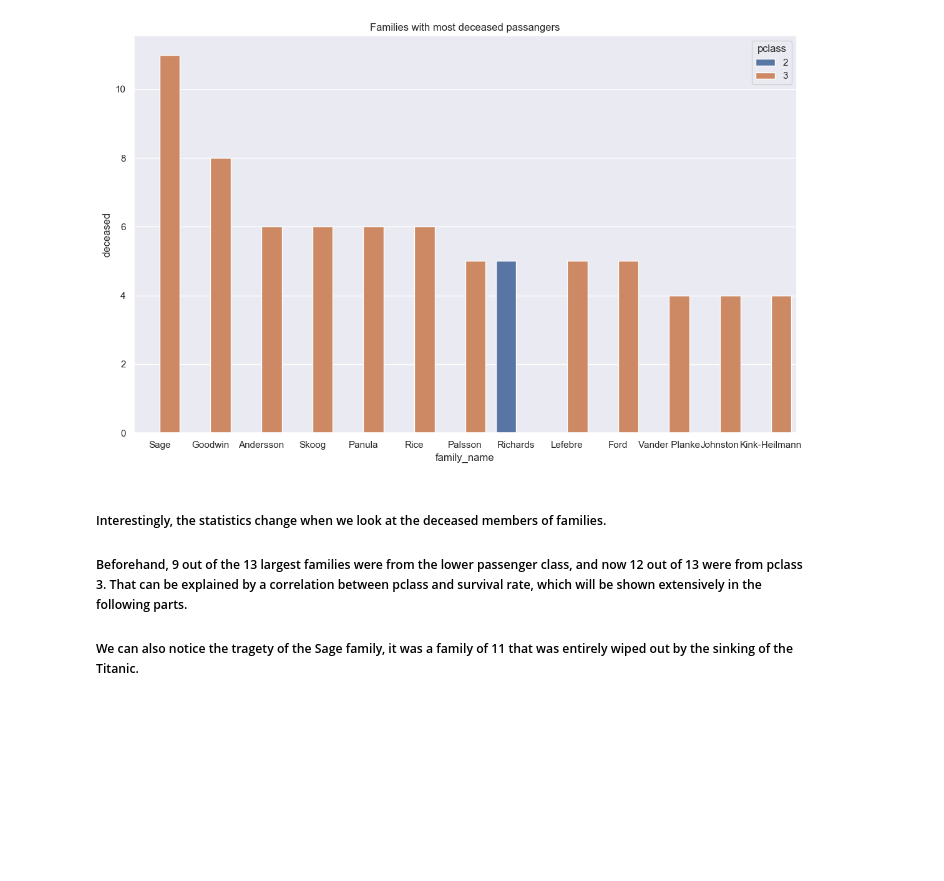
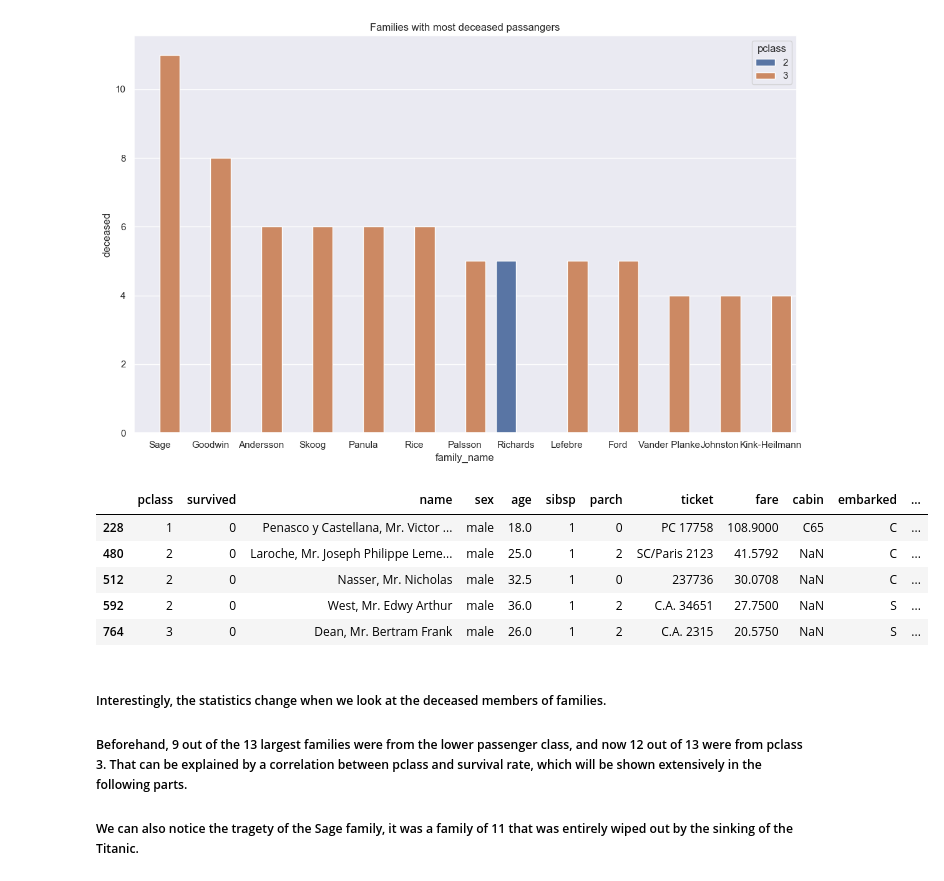
Before and after one commit to jony3004/CV_training, a Jupyter notebook: basic/python/Titanic Files/Titanic.ipynb, the cells around one changed output. Saved outputs shown, nothing was run; the diff lists cells and outputs as text; code cells hidden in the pictures; blank space fills up the shorter version.

```diff
--- a/basic/python/Titanic Files/Titanic.ipynb
+++ b/basic/python/Titanic Files/Titanic.ipynb
@@ -118,6 +118,40 @@ sns.set(rc={'figure.figsize':(13.7,8.27)})
 sns.barplot(data = titanic_family_size_data.head(13), y = "deceased", x = "family_name", hue = "pclass").set(title = "Families with most deceased passangers");
 # %% [output]
 [figure]
+# %%
+def find_parent(index):
+    titanic_find_parent_data = titanic_full_data.copy()
+    titanic_find_parent_data["family_name"] = titanic_find_parent_data["name"].str.split(pat=",").str[0]
+    titanic_find_parent_data["family_size"] = titanic_find_parent_data.sibsp + titanic_family_size_data.parch
+    family_name = titanic_find_parent_data["family_name"][index]
+    family_size = titanic_find_parent_data["family_size"][index]
+    home_dest = titanic_find_parent_data["home.dest"][index]
+    titanic_find_parent_data = titanic_find_parent_data[titanic_find_parent_data["family_name"] == family_name]
+    titanic_find_parent_data = titanic_find_parent_data[titanic_find_parent_data["family_size"] == family_size]
+    titanic_find_parent_data = titanic_find_parent_data[titanic_find_parent_data["age"] >= 18]
+    titanic_find_parent_data = titanic_find_parent_data[titanic_find_parent_data["home.dest"] == home_dest]
+    parent_indices = []
+    for index, row in titanic_find_parent_data.iterrows():
+        if row["survived"] == 0:
+            parent_indices.append(index)
+
+    return parent_indices
+
+
+
+titanic_surviving_children = titanic_full_data[titanic_full_data.age < 18]
+titanic_surviving_children = titanic_surviving_children[titanic_surviving_children.survived == 1]
+titanic_surviving_children_deceased_parents = []
+for index, _ in titanic_surviving_children.iterrows():
+    titanic_surviving_children_deceased_parents += find_parent(index)
+titanic_full_data.loc[titanic_full_data.index[sorted(list(set(titanic_surviving_children_deceased_parents)))]]
+# %% [output]
+|  | pclass | survived | name | sex | age | sibsp | parch | ticket | fare | cabin | embarked | ... |
+| 228 | 1 | 0 | Penasco y Castellana, Mr. Victor ... | male | 18.0 | 1 | 0 | PC 17758 | 108.9000 | C65 | C | ... |
+| 480 | 2 | 0 | Laroche, Mr. Joseph Philippe Leme... | male | 25.0 | 1 | 2 | SC/Paris 2123 | 41.5792 | NaN | C | ... |
+| 512 | 2 | 0 | Nasser, Mr. Nicholas | male | 32.5 | 1 | 0 | 237736 | 30.0708 | NaN | C | ... |
+| 592 | 2 | 0 | West, Mr. Edwy Arthur | male | 36.0 | 1 | 2 | C.A. 34651 | 27.7500 | NaN | S | ... |
+| 764 | 3 | 0 | Dean, Mr. Bertram Frank | male | 26.0 | 1 | 2 | C.A. 2315 | 20.5750 | NaN | S | ... |
 # %% [markdown]
 ##### Interestingly, the statistics change when we look at the deceased members of families.
 ##### Beforehand, 9 out of the 13 largest families were from the lower passenger class, and now 12 out of 13 were from pclass 3. That can be explained by a correlation between pclass and survival rate, which will be shown extensively in the following parts.
```
Also changed, not shown: parts of 6 cells of this notebook, 2 other files.
